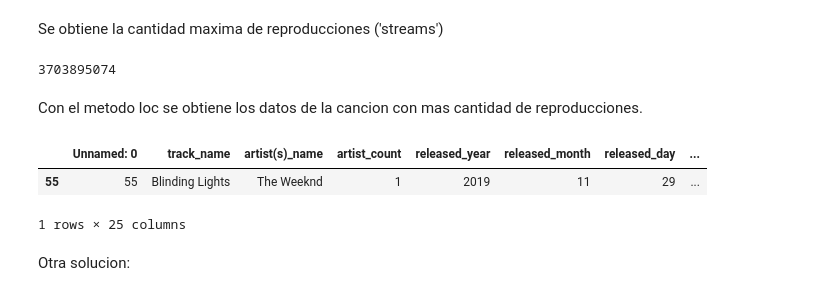
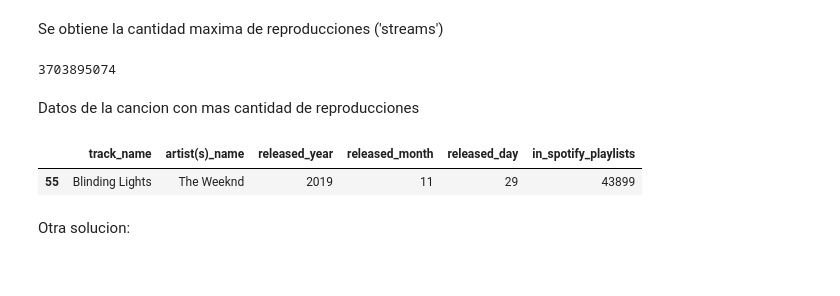
Before and after one commit to mfernandezzz/Pruebas_Tecnicas, a Jupyter notebook: pruebaTecnicaSpotify.ipynb, the cells around one changed output. Cells and saved outputs as stored; diff of their text form; code cells hidden in the pictures.

```diff
--- a/pruebaTecnicaSpotify.ipynb
+++ b/pruebaTecnicaSpotify.ipynb
@@ -35,13 +30,12 @@ max_streams
 # %% [output]
 3703895074
 # %% [markdown]
-Con el metodo loc se obtiene los datos de la cancion con mas cantidad de reproducciones.
+Datos de la cancion con mas cantidad de reproducciones
 # %%
-df.loc[df['streams'] == max_streams]
+df.loc[df['streams'] == max_streams][['track_name', 'artist(s)_name', 'released_year', 'released_month', 'released_day', 'in_spotify_playlists']]
 # %% [output]
-|  | Unnamed: 0 | track_name | artist(s)_name | artist_count | released_year | released_month | released_day | ... |
-| 55 | 55 | Blinding Lights | The Weeknd | 1 | 2019 | 11 | 29 | ... |
+|  | track_name | artist(s)_name | released_year | released_month | released_day | in_spotify_playlists |
+| 55 | Blinding Lights | The Weeknd | 2019 | 11 | 29 | 43899 |
-1 rows × 25 columns
 # %% [markdown]
 Otra solucion:
 # %%
```
Also changed, not shown: parts of 6 cells of this notebook.
